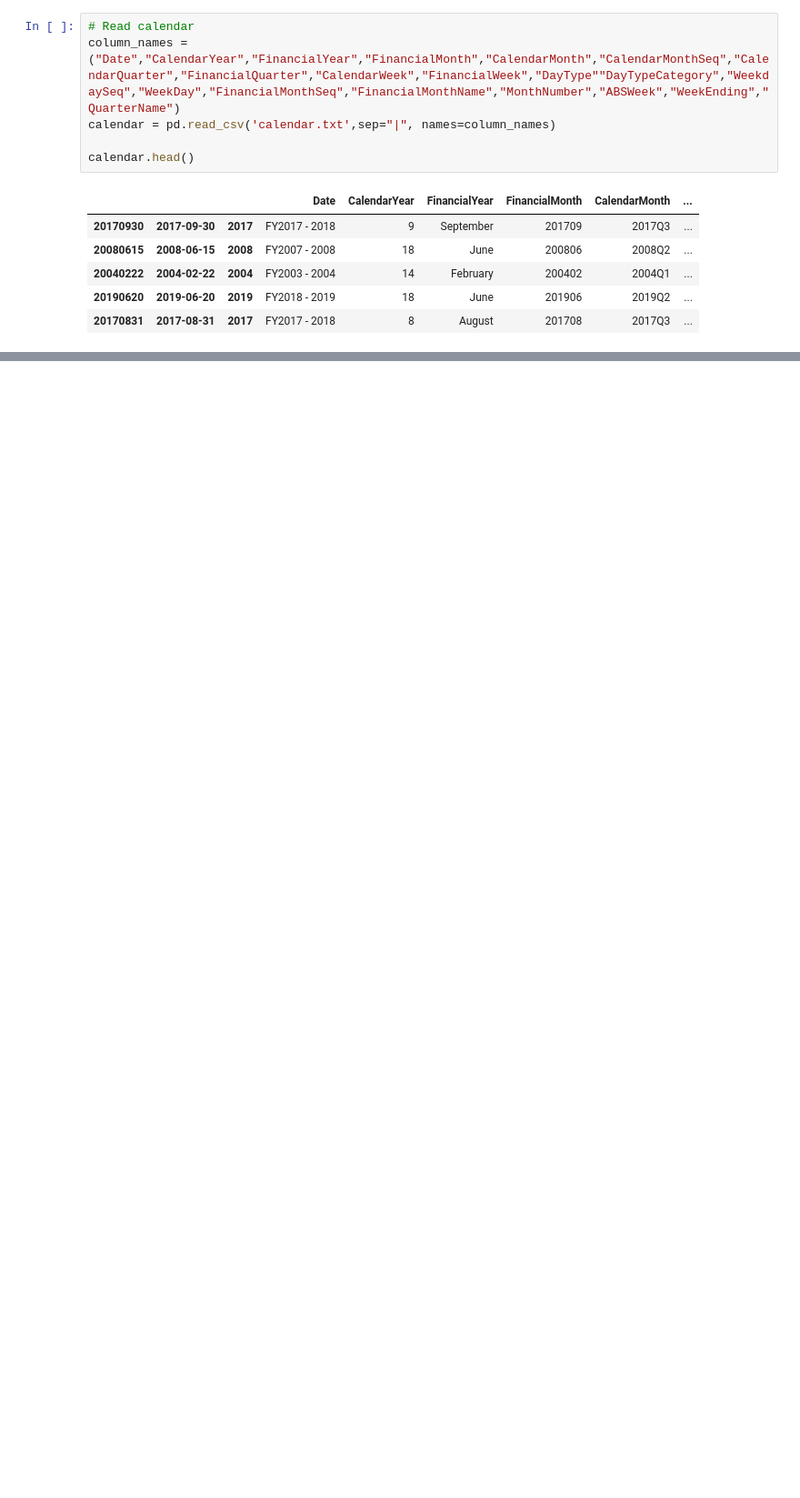
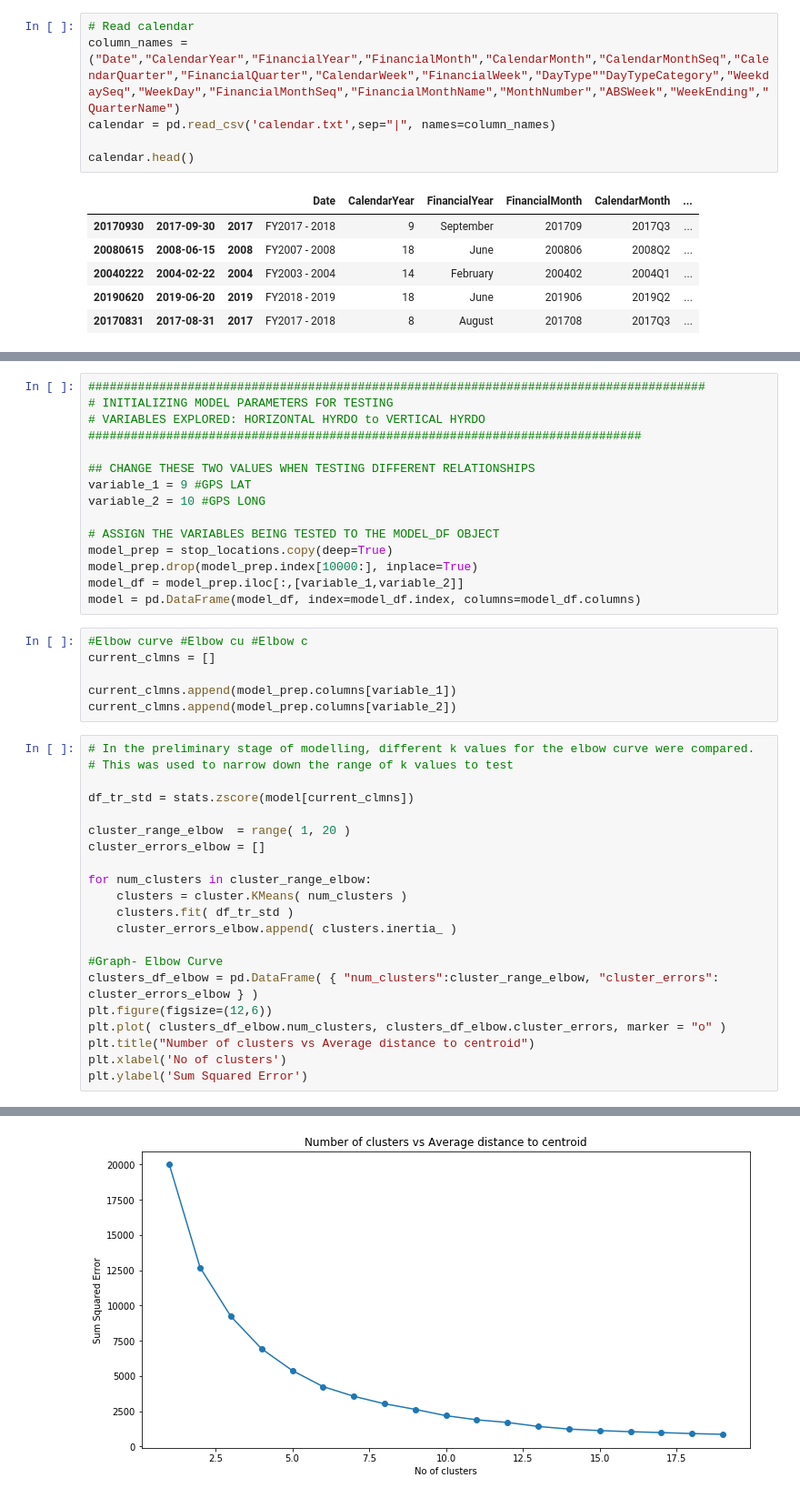
Before and after one commit to tgrrr/melbourne-datathon, a Jupyter notebook: Pandas/banu_load_tram_data.ipynb, the cells around one changed output, grey strips where cells are left out. Shown at 91% size. Cells and saved outputs as stored; diff of their text form; blank space fills up the shorter version.

Commit message:
pre-process tram data and speed data
pre-process tram data and speed data

```diff
--- a/Pandas/banu_load_tram_data.ipynb
+++ b/Pandas/banu_load_tram_data.ipynb
@@ -60,0 +76,43 @@ calendar.head()
+# %%
+#######################################################################################
+# INITIALIZING MODEL PARAMETERS FOR TESTING
+# VARIABLES EXPLORED: HORIZONTAL HYRDO to VERTICAL HYRDO
+##############################################################################
+
+## CHANGE THESE TWO VALUES WHEN TESTING DIFFERENT RELATIONSHIPS
+variable_1 = 9 #GPS LAT
+variable_2 = 10 #GPS LONG
+
+# ASSIGN THE VARIABLES BEING TESTED TO THE MODEL_DF OBJECT
+model_prep = stop_locations.copy(deep=True)
+model_prep.drop(model_prep.index[10000:], inplace=True)
+model_df = model_prep.iloc[:,[variable_1,variable_2]]
+model = pd.DataFrame(model_df, index=model_df.index, columns=model_df.columns)
+# %%
+#Elbow curve #Elbow cu #Elbow c
+current_clmns = []
+
+current_clmns.append(model_prep.columns[variable_1])
+current_clmns.append(model_prep.columns[variable_2])
+# %%
+# In the preliminary stage of modelling, different k values for the elbow curve were compared.
+# This was used to narrow down the range of k values to test
+
+df_tr_std = stats.zscore(model[current_clmns])
+
+cluster_range_elbow  = range( 1, 20 )
+cluster_errors_elbow = []
+
+for num_clusters in cluster_range_elbow:
+    clusters = cluster.KMeans( num_clusters )
+    clusters.fit( df_tr_std )
+    cluster_errors_elbow.append( clusters.inertia_ )
+
+#Graph- Elbow Curve
+clusters_df_elbow = pd.DataFrame( { "num_clusters":cluster_range_elbow, "cluster_errors": cluster_errors_elbow } )
+plt.figure(figsize=(12,6))
+plt.plot( clusters_df_elbow.num_clusters, clusters_df_elbow.cluster_errors, marker = "o" )
+plt.title("Number of clusters vs Average distance to centroid")
+plt.xlabel('No of clusters')
+plt.ylabel('Sum Squared Error')
+# %% [output]
@@ -60,0 +120 @@ calendar.head()
+[figure, added]
```
Also changed, not shown: parts of 8 cells of this notebook, 6 other files.
